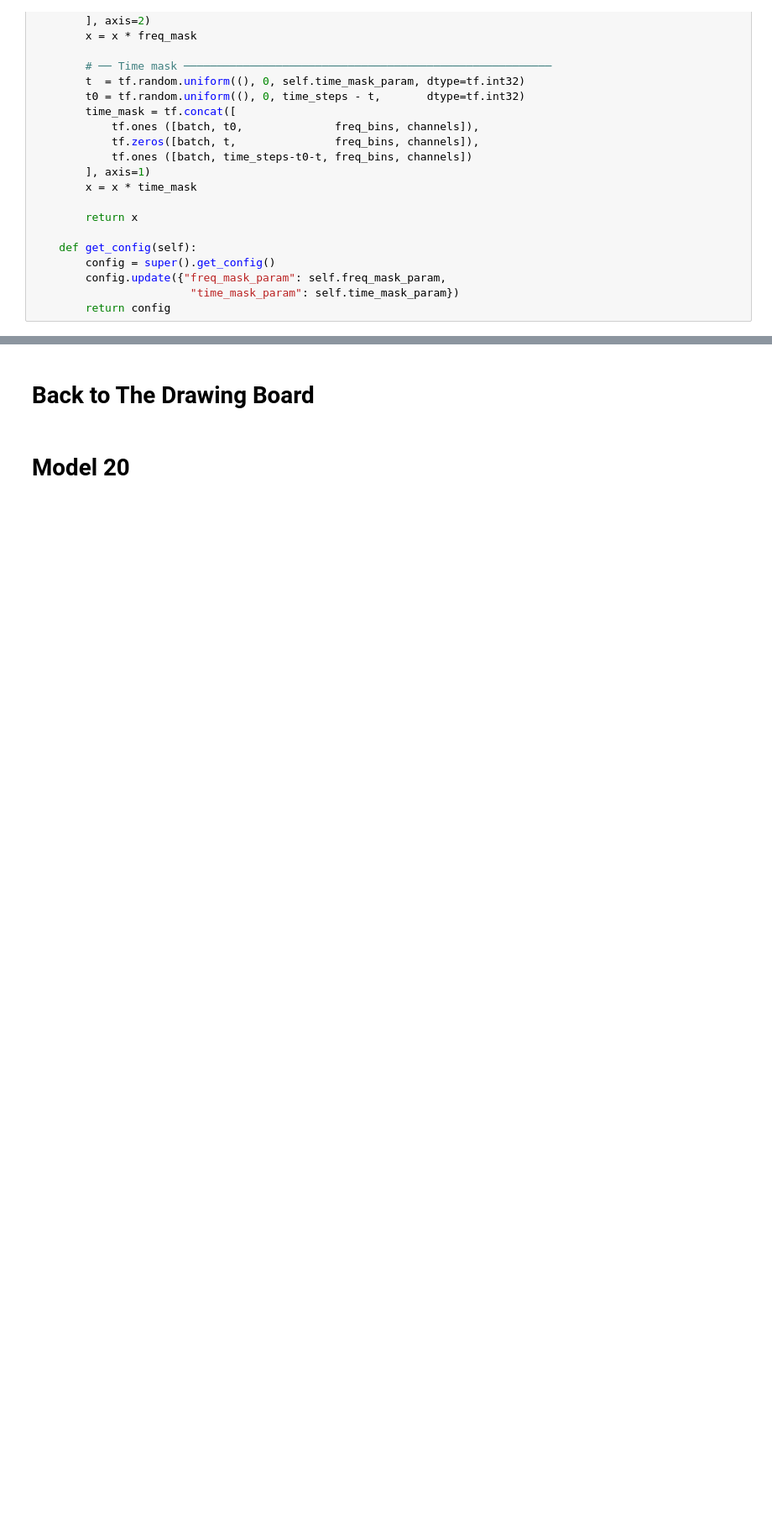
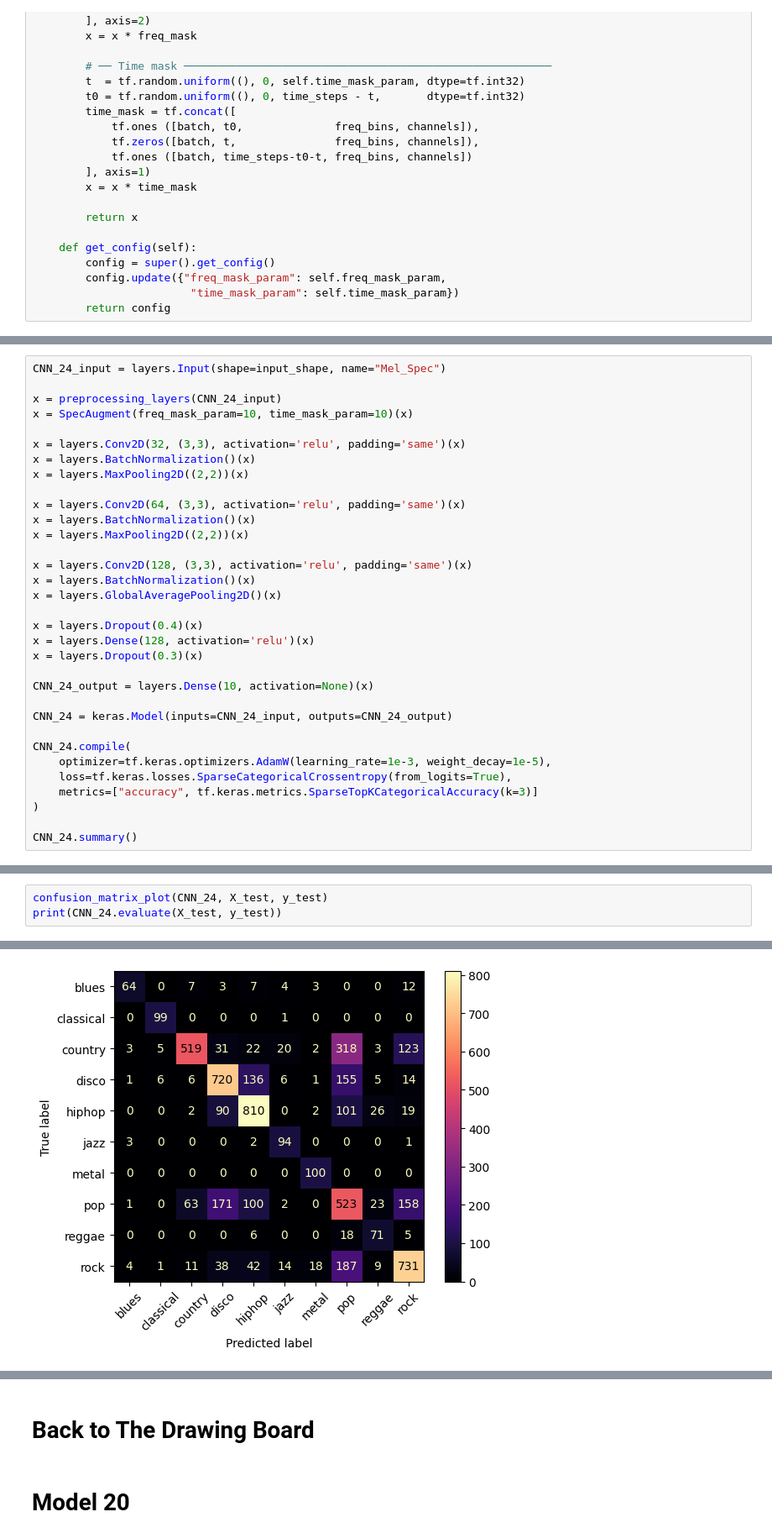
Before and after one commit to hutsonjo/CNN_Music_Classifier, a Jupyter notebook: src/music_classifier/model/training/Training.ipynb, the cells around one changed output, grey strips where cells are left out. Shown at 84% size. Drawn from its saved outputs; the diff is of its cells as text; blank space fills up the shorter version.

Commit message:
Full FMA dataset/4 layer CNN

```diff
--- a/src/music_classifier/model/training/Training.ipynb
+++ b/src/music_classifier/model/training/Training.ipynb
@@ -248,0 +284,33 @@ class SpecAugment(layers.Layer):
+# %%
+CNN_24_input = layers.Input(shape=input_shape, name="Mel_Spec")
+
+x = preprocessing_layers(CNN_24_input)
+x = SpecAugment(freq_mask_param=10, time_mask_param=10)(x)
+
+x = layers.Conv2D(32, (3,3), activation='relu', padding='same')(x)
+x = layers.BatchNormalization()(x)
+x = layers.MaxPooling2D((2,2))(x)
+
+x = layers.Conv2D(64, (3,3), activation='relu', padding='same')(x)
+x = layers.BatchNormalization()(x)
+x = layers.MaxPooling2D((2,2))(x)
+
+x = layers.Conv2D(128, (3,3), activation='relu', padding='same')(x)
+x = layers.BatchNormalization()(x)
+x = layers.GlobalAveragePooling2D()(x)
+
+x = layers.Dropout(0.4)(x)
+x = layers.Dense(128, activation='relu')(x)
+x = layers.Dropout(0.3)(x)
+
+CNN_24_output = layers.Dense(10, activation=None)(x)
+
+CNN_24 = keras.Model(inputs=CNN_24_input, outputs=CNN_24_output)
+
+CNN_24.compile(
+    optimizer=tf.keras.optimizers.AdamW(learning_rate=1e-3, weight_decay=1e-5),
+    loss=tf.keras.losses.SparseCategoricalCrossentropy(from_logits=True),
+    metrics=["accuracy", tf.keras.metrics.SparseTopKCategoricalAccuracy(k=3)]
+)
+
+CNN_24.summary()
@@ -248,0 +401,4 @@ class SpecAugment(layers.Layer):
+# %%
+confusion_matrix_plot(CNN_24, X_test, y_test)
+print(CNN_24.evaluate(X_test, y_test))
+# %% [output]
@@ -248,0 +406 @@ class SpecAugment(layers.Layer):
+[figure, added]
```
Also changed, not shown: parts of 17 cells of this notebook, 7 other files.
